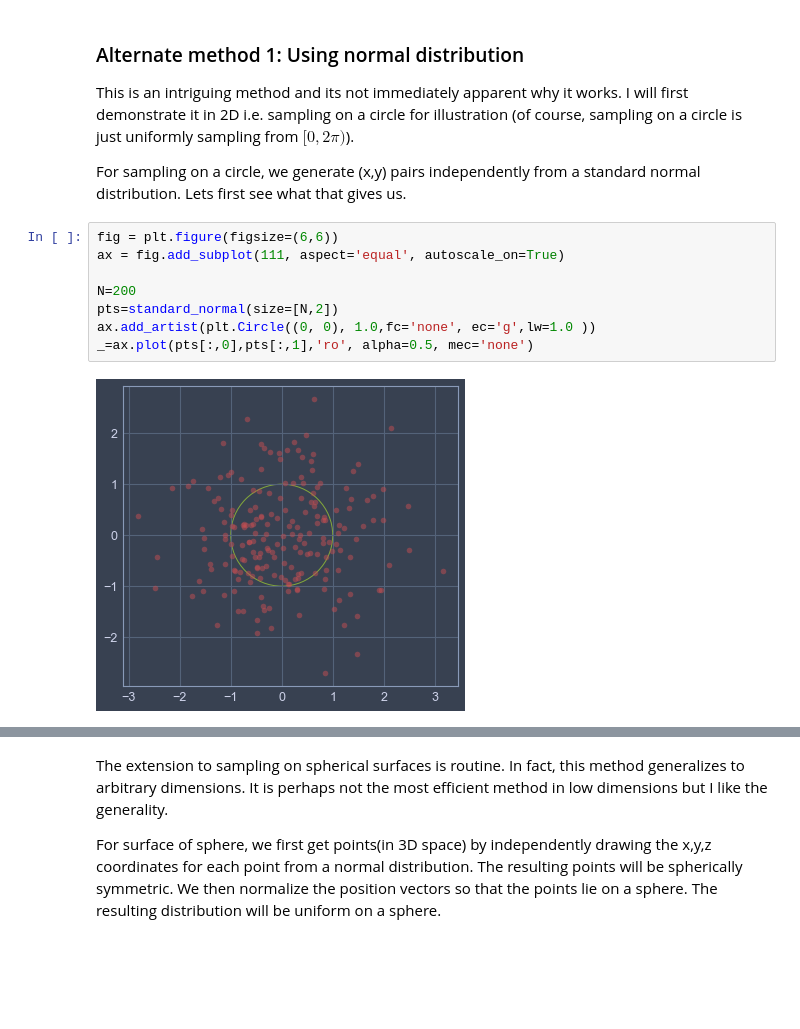
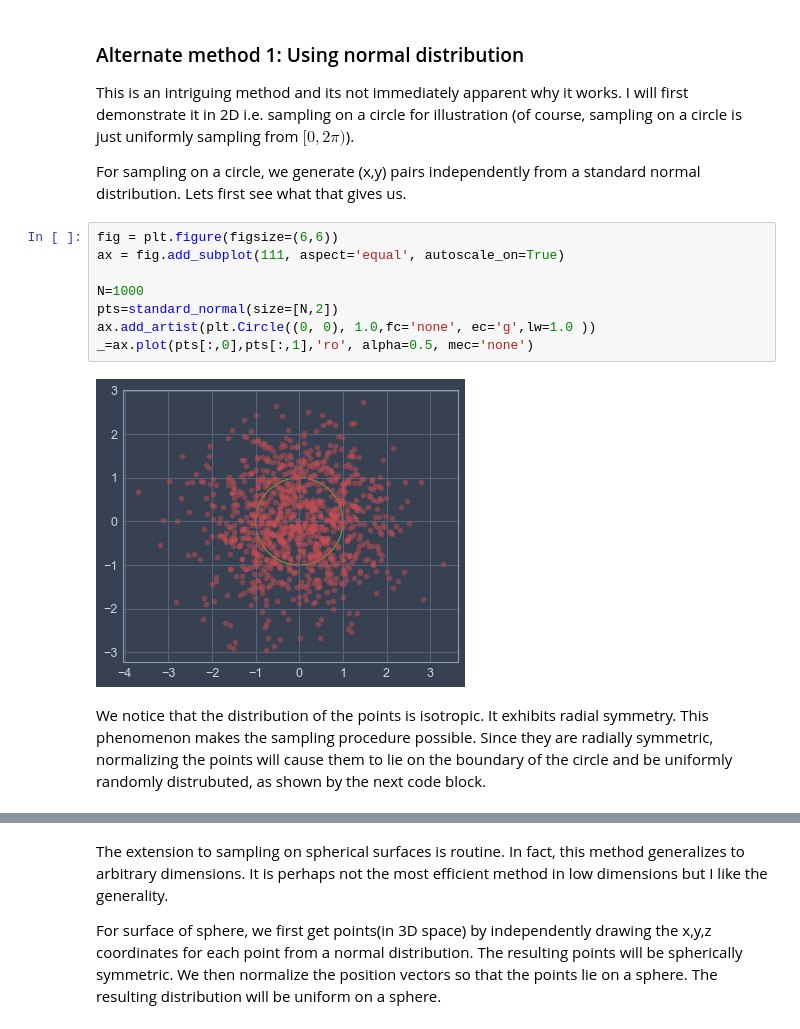
Before and after one commit to AbhilashReddyM/notebooks, a Jupyter notebook: random_sampling/Random Sampling.ipynb, the cells around one changed output, grey strips where cells are left out. Cells and saved outputs as stored; diff of their text form; blank space fills up the shorter version.

Commit message:
updated random2

```diff
--- a/random_sampling/Random Sampling.ipynb
+++ b/random_sampling/Random Sampling.ipynb
@@ -338,13 +337,15 @@ For sampling on a circle, we generate (x,y) pairs independently from a standard
 # %%
 fig = plt.figure(figsize=(6,6))
 ax = fig.add_subplot(111, aspect='equal', autoscale_on=True)
 
-N=200
+N=1000
 pts=standard_normal(size=[N,2])
 ax.add_artist(plt.Circle((0, 0), 1.0,fc='none', ec='g',lw=1.0 ))
 _=ax.plot(pts[:,0],pts[:,1],'ro', alpha=0.5, mec='none')
 # %% [output]
-[figure, old version]
+[figure, new version]
+# %% [markdown]
+We notice that the distribution of the points is isotropic. It exhibits radial symmetry. This phenomenon makes the sampling procedure possible. Since they are radially symmetric, normalizing the points will cause them to lie on the boundary of the circle and be uniformly randomly distrubuted, as shown by the next code block.
 # %%
 pts/=np.sqrt(np.sum(pts**2,axis=-1)[:,np.newaxis])
 fig = plt.figure(figsize=(6,6))
```
Also changed, not shown: parts of 14 cells of this notebook, 1 other file.
